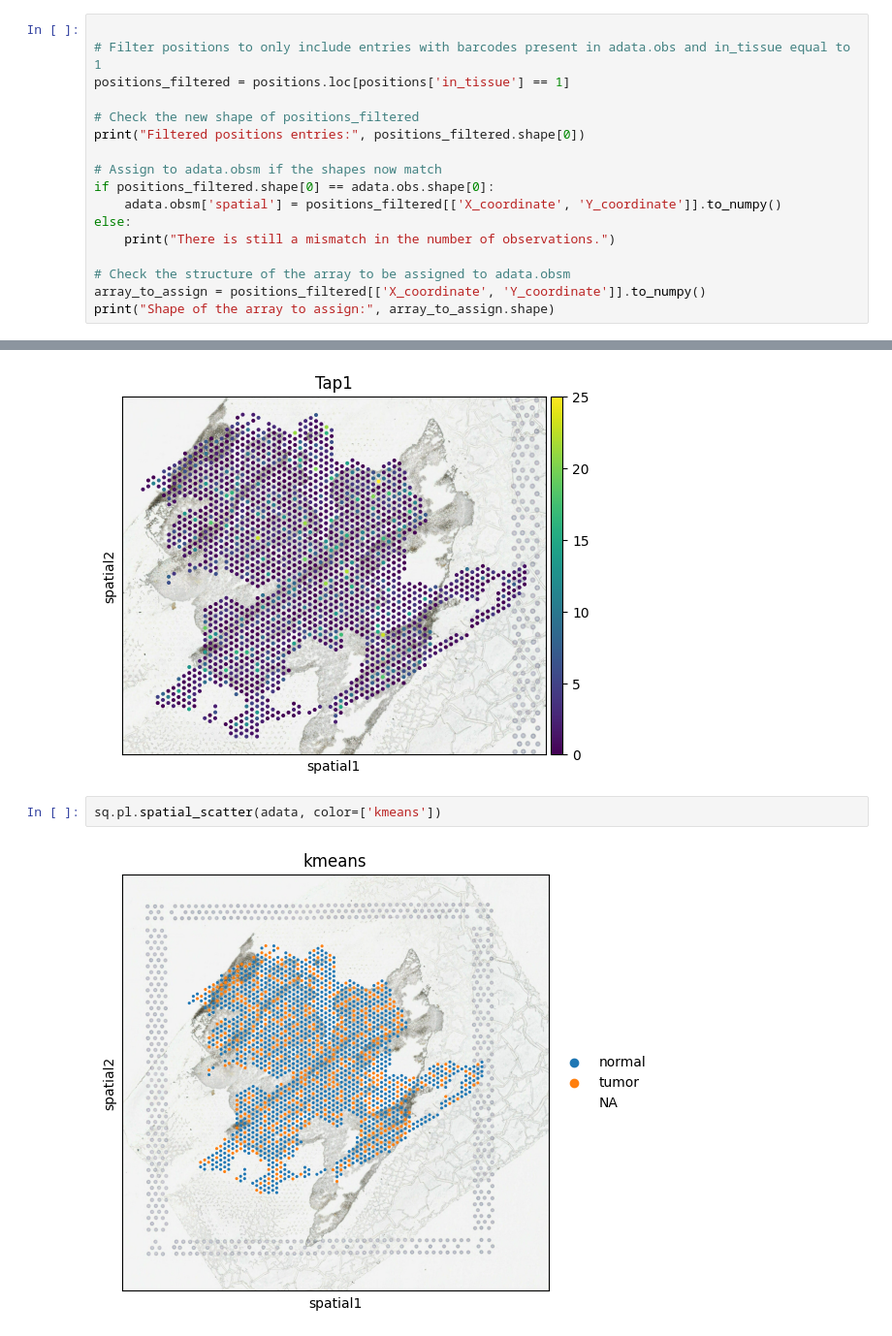
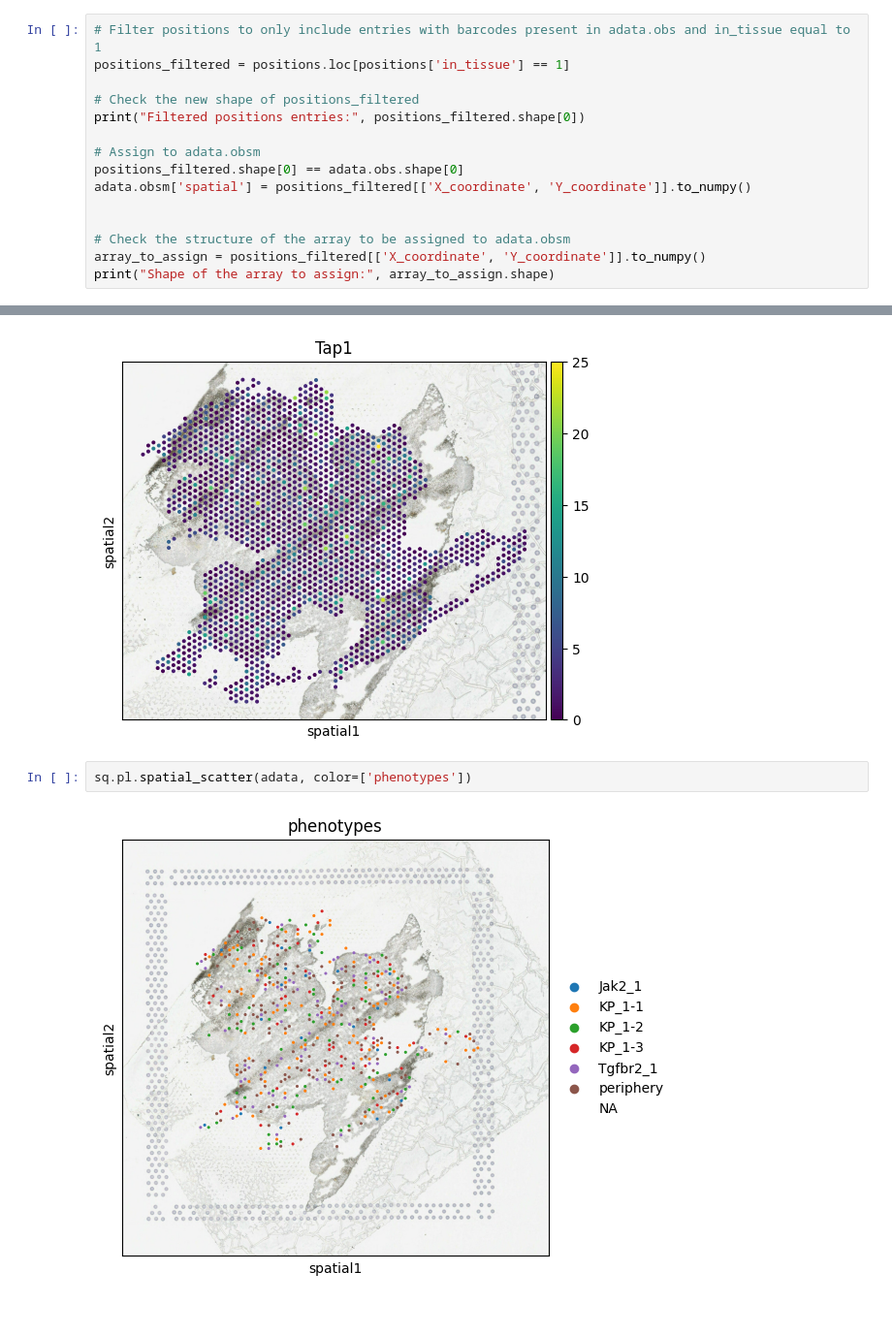
Before and after one commit to JiedanX/SpatialTranscriptomic, a Jupyter notebook: visium scanpy.ipynb, the cells around one changed output, grey strips where cells are left out. Shown at 97% size. Cells and saved outputs as stored; diff of their text form.

```diff
--- a/visium scanpy.ipynb
+++ b/visium scanpy.ipynb
@@ -29,18 +29,16 @@ positions.set_index('barcode', inplace=True)
 # Join the spatial coordinates with the AnnData object
 adata.obs = adata.obs.join(positions, how='left')
 # %%
-
 # Filter positions to only include entries with barcodes present in adata.obs and in_tissue equal to 1
 positions_filtered = positions.loc[positions['in_tissue'] == 1]
 
 # Check the new shape of positions_filtered
 print("Filtered positions entries:", positions_filtered.shape[0])
 
-# Assign to adata.obsm if the shapes now match
-if positions_filtered.shape[0] == adata.obs.shape[0]:
-    adata.obsm['spatial'] = positions_filtered[['X_coordinate', 'Y_coordinate']].to_numpy()
-else:
-    print("There is still a mismatch in the number of observations.")
+# Assign to adata.obsm
+positions_filtered.shape[0] == adata.obs.shape[0]
+adata.obsm['spatial'] = positions_filtered[['X_coordinate', 'Y_coordinate']].to_numpy()
+
 
 # Check the structure of the array to be assigned to adata.obsm
 array_to_assign = positions_filtered[['X_coordinate', 'Y_coordinate']].to_numpy()
@@ -118,6 +119,6 @@ sc.pl.spatial(adata, color=['Tap1'])
 # %% [output]
 [figure]
 # %%
-sq.pl.spatial_scatter(adata, color=['kmeans'])
+sq.pl.spatial_scatter(adata, color=['phenotypes'])
 # %% [output]
-[figure, old version]
+[figure, new version]
```
Also changed, not shown: parts of 5 cells of this notebook.
